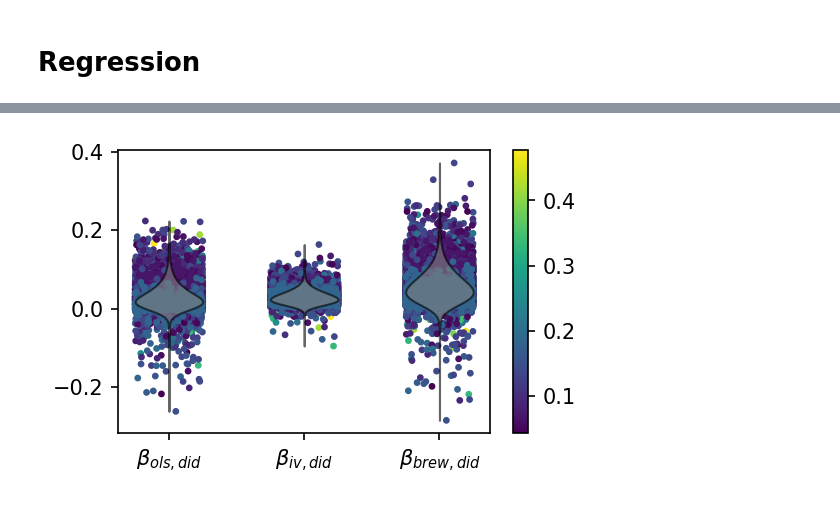
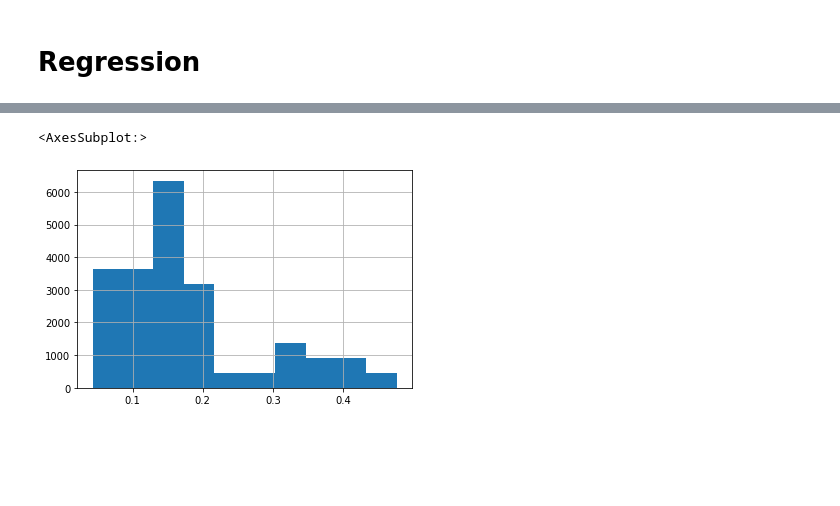
Before and after one commit to lepmik/causal-optoconnectics, a Jupyter notebook: notebooks/sweep_10_realistic_full_confounding.ipynb, the cells around one changed output, grey strips where cells are left out. Saved outputs shown, nothing was run; the diff lists cells and outputs as text; code cells hidden in the pictures; blank space fills up the shorter version.

```diff
--- a/notebooks/sweep_10_realistic_full_confounding.ipynb
+++ b/notebooks/sweep_10_realistic_full_confounding.ipynb
@@ -14,3 +14,5 @@ from utils import *
 # Process results
 # %%
 data_path = pathlib.Path('/home/users/bjornmik/datasets/sweep_10/')
+# %%
+errors = compute_errors(data_path, sample=100, force_sample=True)
@@ -17,6 +24,4 @@ data_path = pathlib.Path('/home/users/bjornmik/datasets/sweep_10/')
 # %%
 error_trials = compute_error_trials(data_path, n_samples=100)
-# %%
-errors = compute_errors(data_path)
 # %%
 errors = compute_error_confidence(errors, error_trials)
@@ -84,4 +80,7 @@ plot_regression(samples, index, ['beta_ols_did','beta_iv_did','beta_brew_did'])
-# %%
-plot_false_positives(samples, index, ['beta_ols_did', 'beta_iv_did', 'beta_brew_did'])
-# %% [output]
-[figure, removed]
+# %%
+df = samples[index]
+# %%
+df.hit_rate.hist()
+# %% [output]
+<AxesSubplot:>
+[figure, added]
```
Also changed, not shown: parts of 7 cells of this notebook, 4 other files.
